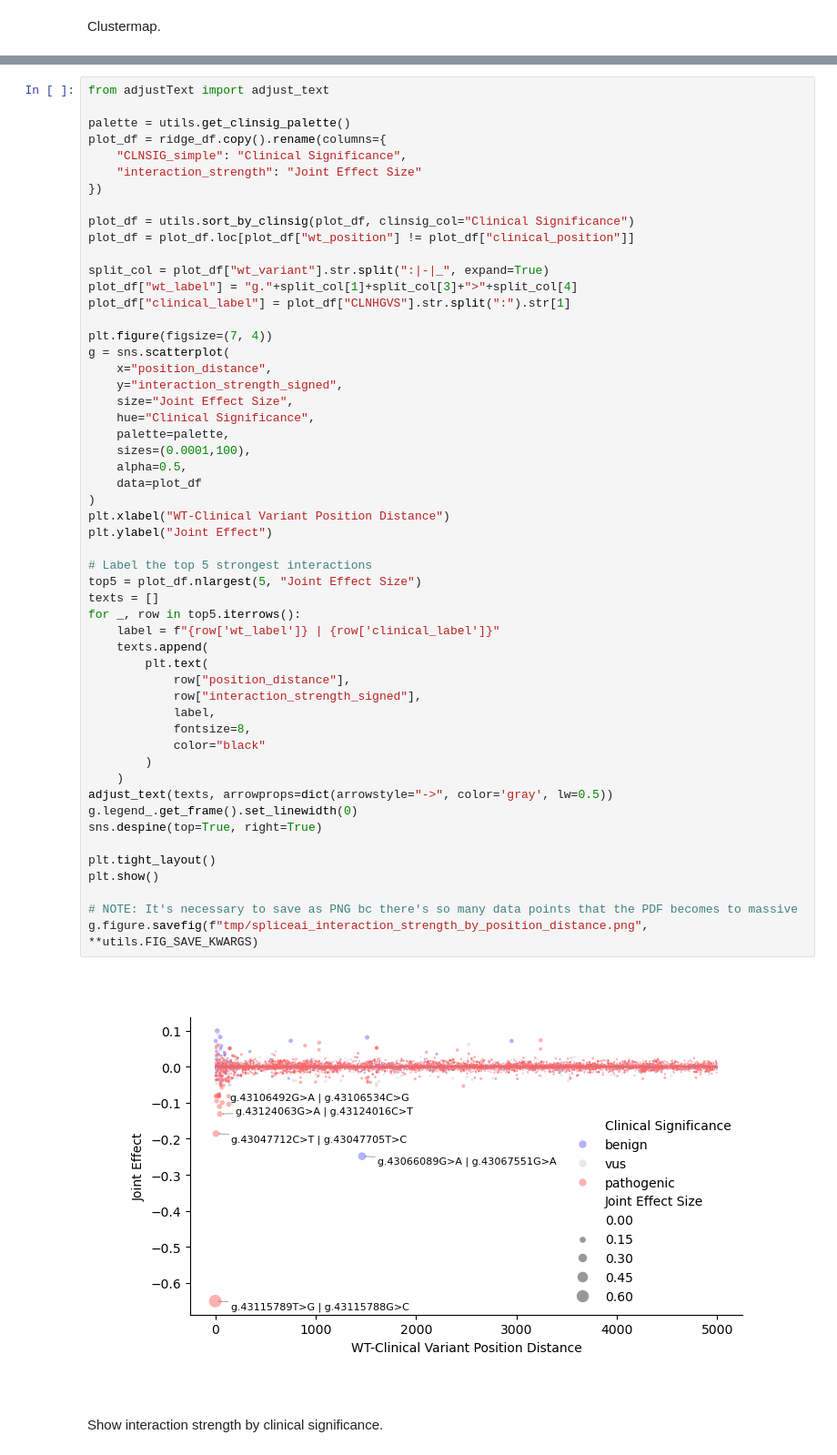
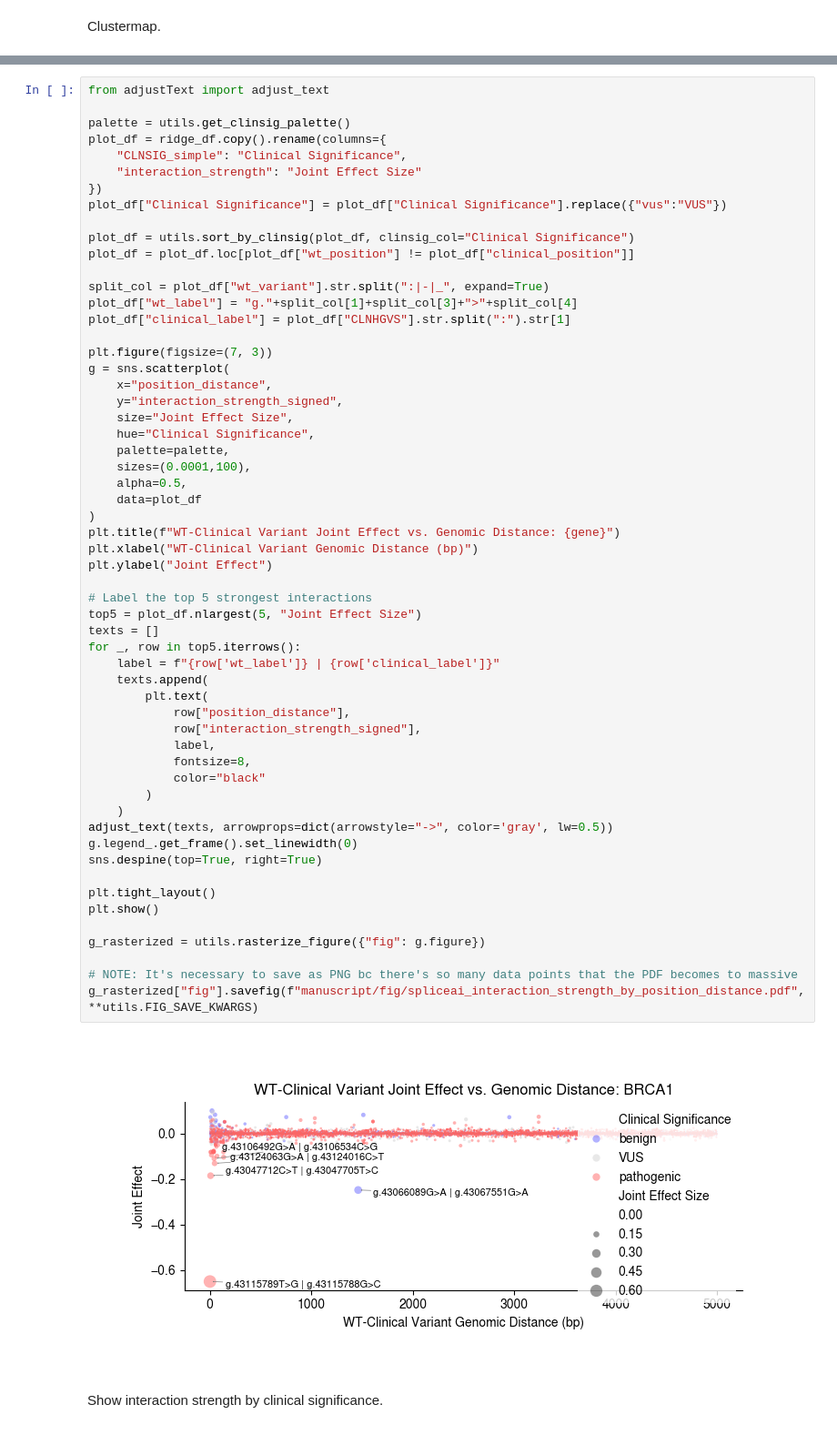
Before and after one commit to bschilder/VEP_DNA, a Jupyter notebook: notebooks/variant_attribution_SpliceAI.ipynb, the cells around one changed output, grey strips where cells are left out. Shown at 91% size. Drawn from its saved outputs; the diff is of its cells as text.

```diff
--- a/notebooks/variant_attribution_SpliceAI.ipynb
+++ b/notebooks/variant_attribution_SpliceAI.ipynb
@@ -930,6 +692,7 @@ plot_df = ridge_df.copy().rename(columns={
     "CLNSIG_simple": "Clinical Significance",
     "interaction_strength": "Joint Effect Size"
 })
+plot_df["Clinical Significance"] = plot_df["Clinical Significance"].replace({"vus":"VUS"})
 
 plot_df = utils.sort_by_clinsig(plot_df, clinsig_col="Clinical Significance")
 plot_df = plot_df.loc[plot_df["wt_position"] != plot_df["clinical_position"]]
@@ -938,7 +701,7 @@ split_col = plot_df["wt_variant"].str.split(":|-|_", expand=True)
 plot_df["wt_label"] = "g."+split_col[1]+split_col[3]+">"+split_col[4]
 plot_df["clinical_label"] = plot_df["CLNHGVS"].str.split(":").str[1]
 
-plt.figure(figsize=(7, 4))
+plt.figure(figsize=(7, 3))
 g = sns.scatterplot(
     x="position_distance",
     y="interaction_strength_signed",
@@ -947,36 +710,39 @@ g = sns.scatterplot(
     palette=palette,
     sizes=(0.0001,100),
     alpha=0.5,
     data=plot_df
 )
-plt.xlabel("WT-Clinical Variant Position Distance")
+plt.title(f"WT-Clinical Variant Joint Effect vs. Genomic Distance: {gene}")
+plt.xlabel("WT-Clinical Variant Genomic Distance (bp)")
 plt.ylabel("Joint Effect")
 
 # Label the top 5 strongest interactions
 top5 = plot_df.nlargest(5, "Joint Effect Size")
 texts = []
 for _, row in top5.iterrows():
     label = f"{row['wt_label']} | {row['clinical_label']}"
     texts.append(
         plt.text(
             row["position_distance"],
             row["interaction_strength_signed"],
             label,
             fontsize=8,
             color="black"
         )
     )
 adjust_text(texts, arrowprops=dict(arrowstyle="->", color='gray', lw=0.5))
 g.legend_.get_frame().set_linewidth(0)
 sns.despine(top=True, right=True)
 
 plt.tight_layout()
 plt.show()
 
+g_rasterized = utils.rasterize_figure({"fig": g.figure})
+
 # NOTE: It's necessary to save as PNG bc there's so many data points that the PDF becomes to massive
-g.figure.savefig(f"tmp/spliceai_interaction_strength_by_position_distance.png", **utils.FIG_SAVE_KWARGS)
+g_rasterized["fig"].savefig(f"manuscript/fig/spliceai_interaction_strength_by_position_distance.pdf", **utils.FIG_SAVE_KWARGS)
 # %% [output]
-[figure, old version]
+[figure, new version]
 # %% [markdown]
 Show interaction strength by clinical significance.
 # %%
```
Also changed, not shown: parts of 15 cells of this notebook, 13 other files.
